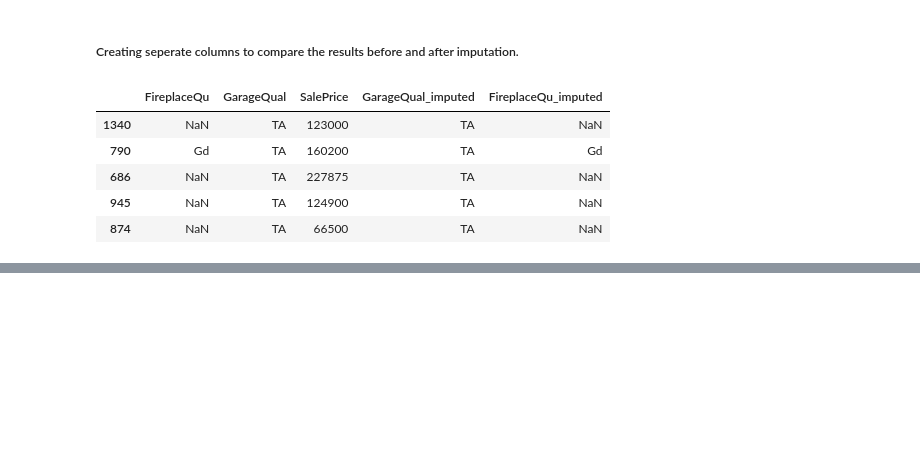
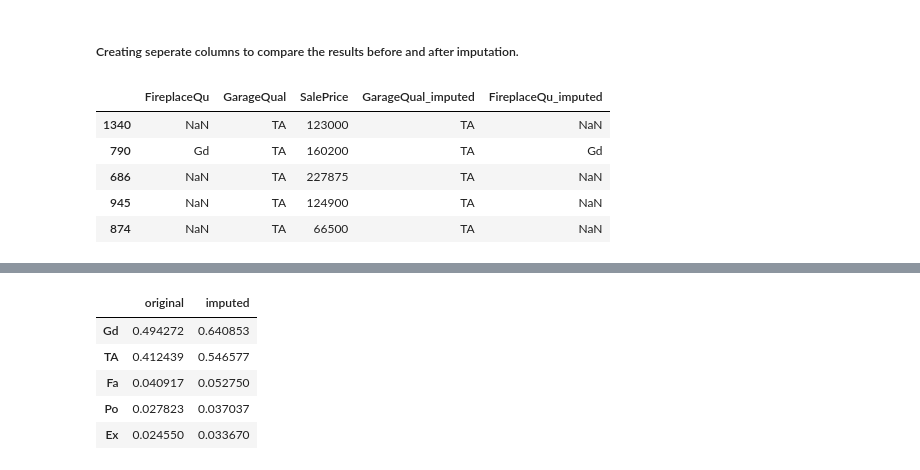
Before and after one commit to Shreyasb1015/Machine-Learning, a Jupyter notebook: handling-missing-data/random-sample-imputation.ipynb, the cells around one changed output, grey strips where cells are left out. Cells and saved outputs as stored; diff of their text form; code cells hidden in the pictures; blank space fills up the shorter version.

```diff
--- a/handling-missing-data/random-sample-imputation.ipynb
+++ b/handling-missing-data/random-sample-imputation.ipynb
@@ -188,0 +230,18 @@ X_train.sample(5)
+# %%
+temp = pd.concat(
+        [
+            X_train['FireplaceQu'].value_counts() / len(X_train['FireplaceQu'].dropna()),
+            X_train['FireplaceQu_imputed'].value_counts() / len(df)
+        ],
+        axis=1)
+
+temp.columns = ['original', 'imputed']
+
+temp
+# %% [output]
+|  | original | imputed |
+| Gd | 0.494272 | 0.640853 |
+| TA | 0.412439 | 0.546577 |
+| Fa | 0.040917 | 0.052750 |
+| Po | 0.027823 | 0.037037 |
+| Ex | 0.024550 | 0.033670 |
```
Also changed, not shown: parts of 5 cells of this notebook.
